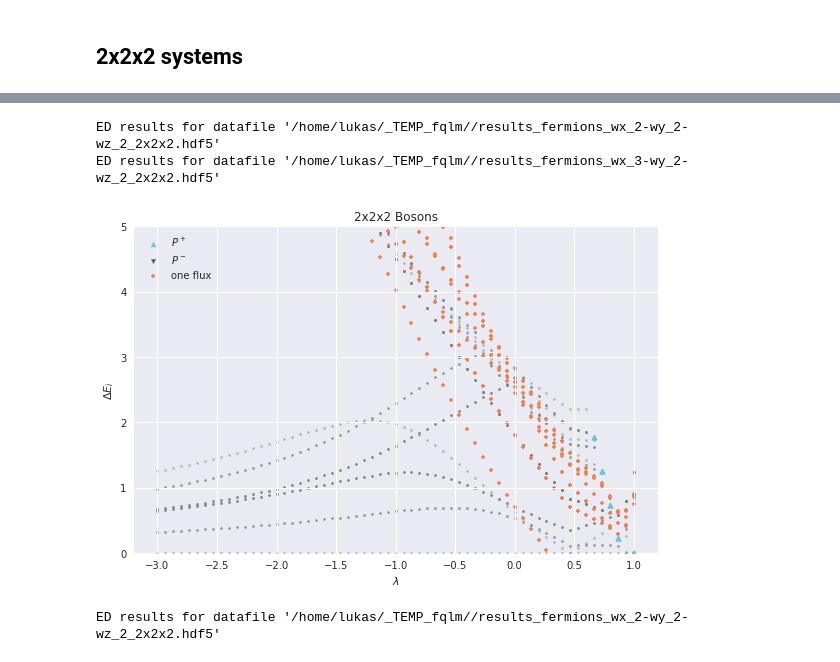
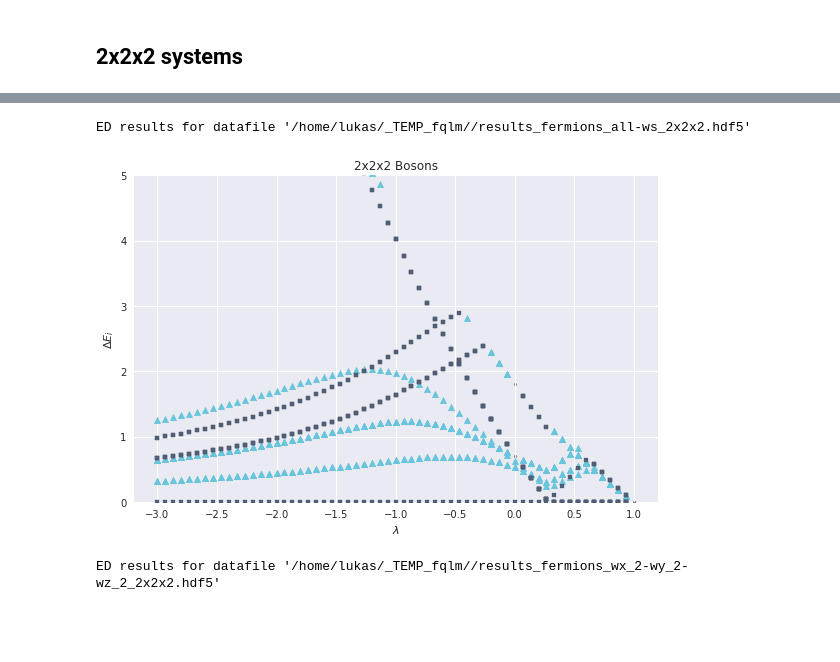
Before and after one commit to cygnus2/FQLMs, a Jupyter notebook: python_op/parity_resolved_spectra.ipynb, the cells around one changed output, grey strips where cells are left out. Saved outputs shown, nothing was run; the diff lists cells and outputs as text; code cells hidden in the pictures; blank space fills up the shorter version.

```diff
--- a/python_op/parity_resolved_spectra.ipynb
+++ b/python_op/parity_resolved_spectra.ipynb
@@ -33,9 +108,9 @@ def _select_close(cond, df, atol=1e-8):
 # Choose the dataset.
 param = {
     'L' : [2,2,2],
-    'gp' : 'fermions',
+    'gauge_particles' : 'fermions',
 #     'ws' : 'wx_2-wy_2-wz_2'
-    'ws' : [0,0,0]
+#     'winding_sector' : [0,0,0]
 }
 res_000 = EDResult(param, data_dir)
 res_000.compute_gap()
@@ -43,7 +118,8 @@ df = res_000.get_eigenvalues()
 
 # Select only the lowest states.
 n_states = 25
-sub = df[df['N']<n_states]
+
+
 
 
 dependency = 'lambda'
@@ -52,53 +128,44 @@ with plt.style.context('seaborn'):
     fig, bx = plt.subplots()
 #     fig.set_size_inches(12, 6)
 
+    sub = df[
+        (df['N']<20)
+    ]
+
     # All points.
     bx.scatter(sub[dependency], sub[observable], marker='.', color='gray', alpha=0.5, zorder=0, s=20)
 
 #     Highlight some.
     sets = [
         (
             {'parity': 1, 'unity': 1},
-            {"color":"#68C5DB", 'marker':'^', 'label':'$P^+$', 's':25}
+            {"color":"#68C5DB", 'marker':'^', 'label':'$P^+$', 's':45}
         ),
         (
             {'parity': -1},
-            {"color":"#4F5D75", 'marker':'v', 'label':'$P^-$', 's':20}
+            {"color":"#4F5D75", 'marker':'s', 'label':'$P^-$', 's':20}
         )
     ]
     for cond, style in sets:
         red = _select_close(cond, sub)
         bx.scatter(red[dependency], red[observable], **style)
 
     # ---
-    # Other winding sectors.
-    param.update({'ws': [1,0,0]})
-    res_winding = EDResult(param, data_dir)
-
-    # Get the gap.
-    res_winding.compute_gap(gs=res_000.get_gs())
-
-    # Get the lowest states.
-    df = res_winding.get_eigenvalues()
-    sub = df[df['N']<10]
-
-    bx.scatter(sub[dependency], sub[observable], marker='+', color='#EF8354', zorder=0, s=20, label='one flux')
 
     # ---
 
     bx.set_xlabel('$\\lambda$')
     bx.set_ylabel('$\\Delta E_i$')
     bx.set_ylim(0, 5)
 
-    bx.legend(loc='upper left')
+#     bx.legend(loc='upper left')
     bx.set_title('2x2x2 Bosons')
 
     fig.tight_layout()
-    fig.savefig('parity_2x2x2.png')
+#     fig.savefig('parity_2x2x2.png')
 # %% [output]
-ED results for datafile '/home/lukas/_TEMP_fqlm//results_fermions_wx_2-wy_2-wz_2_2x2x2.hdf5'
-ED results for datafile '/home/lukas/_TEMP_fqlm//results_fermions_wx_3-wy_2-wz_2_2x2x2.hdf5'
+ED results for datafile '/home/lukas/_TEMP_fqlm//results_fermions_all-ws_2x2x2.hdf5'
-[figure, old version]
+[figure, new version]
 # %%
 from matplotlib import cm
 
```
Also changed, not shown: parts of 2 cells of this notebook, 12 other files.
